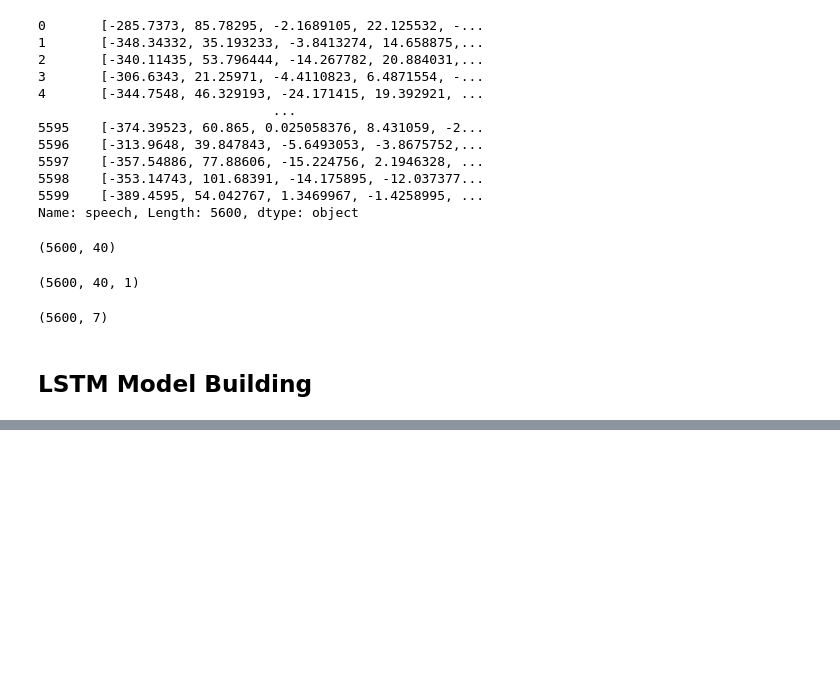
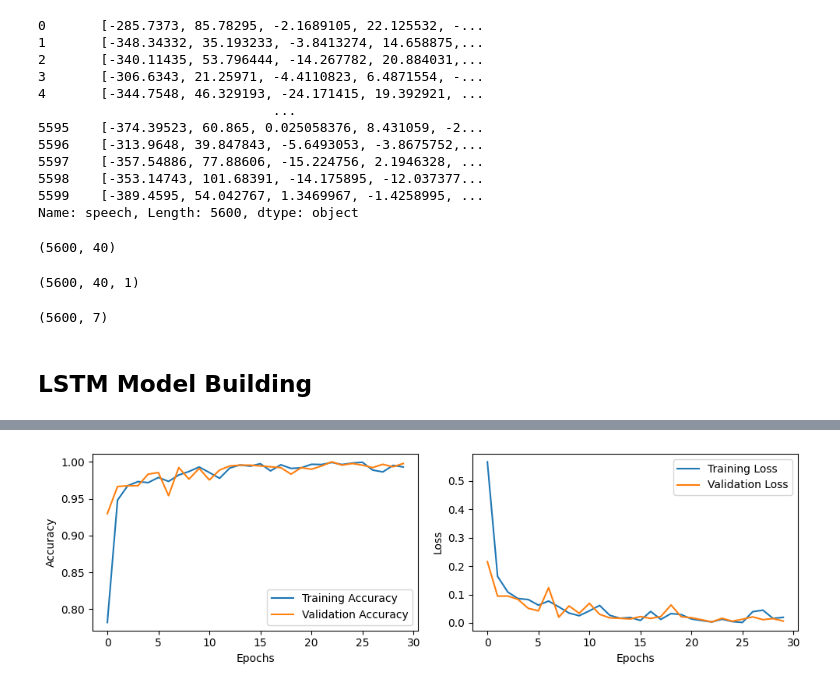
Before and after one commit to AchalaVP/Machine-Learning, a Jupyter notebook: Speech Emotion Recognition/speech-emotion-analysis.ipynb, the cells around one changed output, grey strips where cells are left out. Drawn from its saved outputs; the diff is of its cells as text; code cells hidden in the pictures; blank space fills up the shorter version.

```diff
--- a/Speech Emotion Recognition/speech-emotion-analysis.ipynb
+++ b/Speech Emotion Recognition/speech-emotion-analysis.ipynb
@@ -206,5 +206,3 @@ y = enc.fit_transform(df[['label']])
-# %%
-y = y.toarray()
 # %%
 y.shape
 # %% [output]
@@ -246,0 +217,3 @@ _________________________________________________________________
+# %%
+xTrain, xTest, yTrain, yTest = train_test_split(X, y, random_state=10, test_size=0.2)
+xTrain.shape, yTrain.shape, xTest.shape, yTest.shape
@@ -246,0 +222,18 @@ _________________________________________________________________
+# %%
+# Create an LSTM model
+model = Sequential()
+
+# Add an LSTM layer
+model.add(LSTM(units=128, input_shape=(xTrain.shape[1], xTrain.shape[2]), return_sequences=True))
+model.add(Dropout(0.2))
+
+# Add another LSTM layer
+model.add(LSTM(units=128))
+model.add(Dropout(0.2))
+
+# Add a fully connected layer with softmax activation for classification
+model.add(Dense(units=7, activation='softmax'))  # Change units to match the number of classes
+
+# Compile the model
+model.compile(optimizer='adam', loss='categorical_crossentropy', metrics=['accuracy'])
+model.summary()
@@ -247,4 +260,4 @@ _________________________________________________________________
 # %%
 # Train the model
-history = model.fit(X, y, validation_split = 0.2, epochs=100, batch_size = 512, shuffle = True)
+history = model.fit(xTrain, yTrain, epochs=30, batch_size=32, validation_split=0.2)
 # %% [output]
@@ -295,0 +288,21 @@ plt.show()
+# %%
+# Plot training and validation accuracy and loss
+plt.figure(figsize=(10, 3))
+plt.subplot(1, 2, 1)
+plt.plot(history.history['accuracy'], label='Training Accuracy')
+plt.plot(history.history['val_accuracy'], label='Validation Accuracy')
+plt.xlabel('Epochs')
+plt.ylabel('Accuracy')
+plt.legend()
+
+plt.subplot(1, 2, 2)
+plt.plot(history.history['loss'], label='Training Loss')
+plt.plot(history.history['val_loss'], label='Validation Loss')
+plt.xlabel('Epochs')
+plt.ylabel('Loss')
+plt.legend()
+
+plt.tight_layout()
+plt.show()
+# %% [output]
+[figure, added]
```
Also changed, not shown: parts of 13 cells of this notebook.
